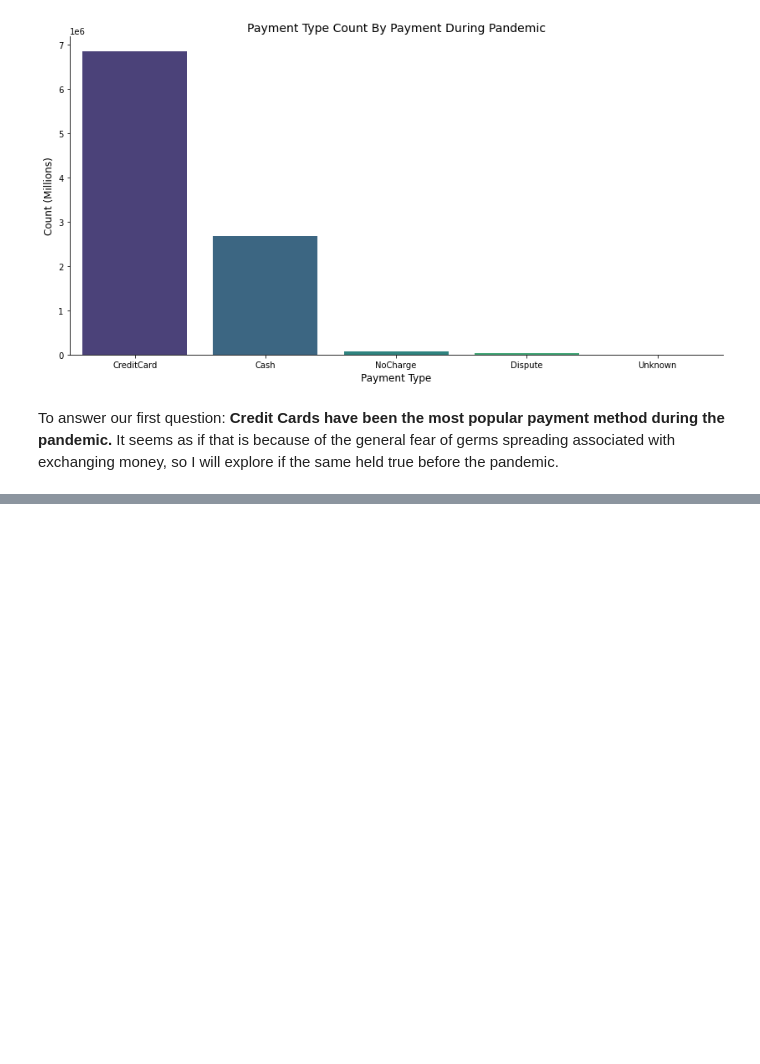
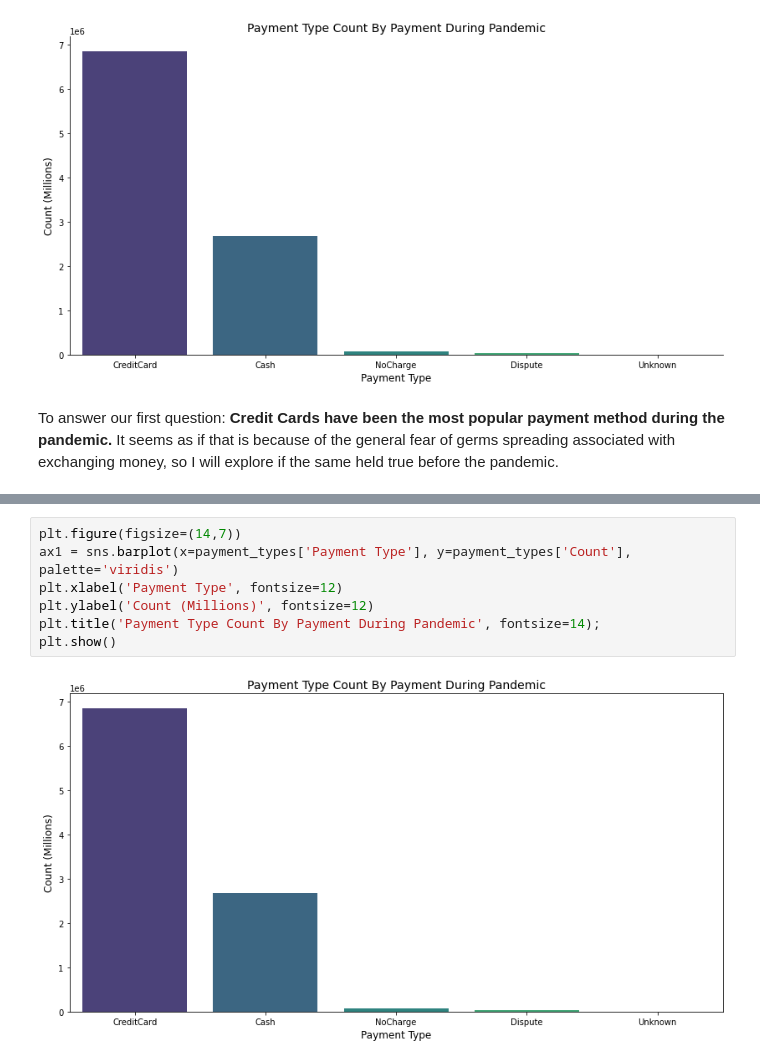
Before and after one commit to samtuleen/nyc-taxis-vs-covid, a Jupyter notebook: notebook1.ipynb, the cells around one changed output, grey strips where cells are left out. Drawn from its saved outputs; the diff is of its cells as text; blank space fills up the shorter version.

```diff
--- a/notebook1.ipynb
+++ b/notebook1.ipynb
@@ -197,0 +215,9 @@ NameError: name 'taxi_2019' is not defined
+# %%
+plt.figure(figsize=(14,7))
+ax1 = sns.barplot(x=payment_types['Payment Type'], y=payment_types['Count'], palette='viridis')
+plt.xlabel('Payment Type', fontsize=12)
+plt.ylabel('Count (Millions)', fontsize=12)
+plt.title('Payment Type Count By Payment During Pandemic', fontsize=14);
+plt.show()
+# %% [output]
+[figure, added]
```
Also changed, not shown: parts of 6 cells of this notebook.
